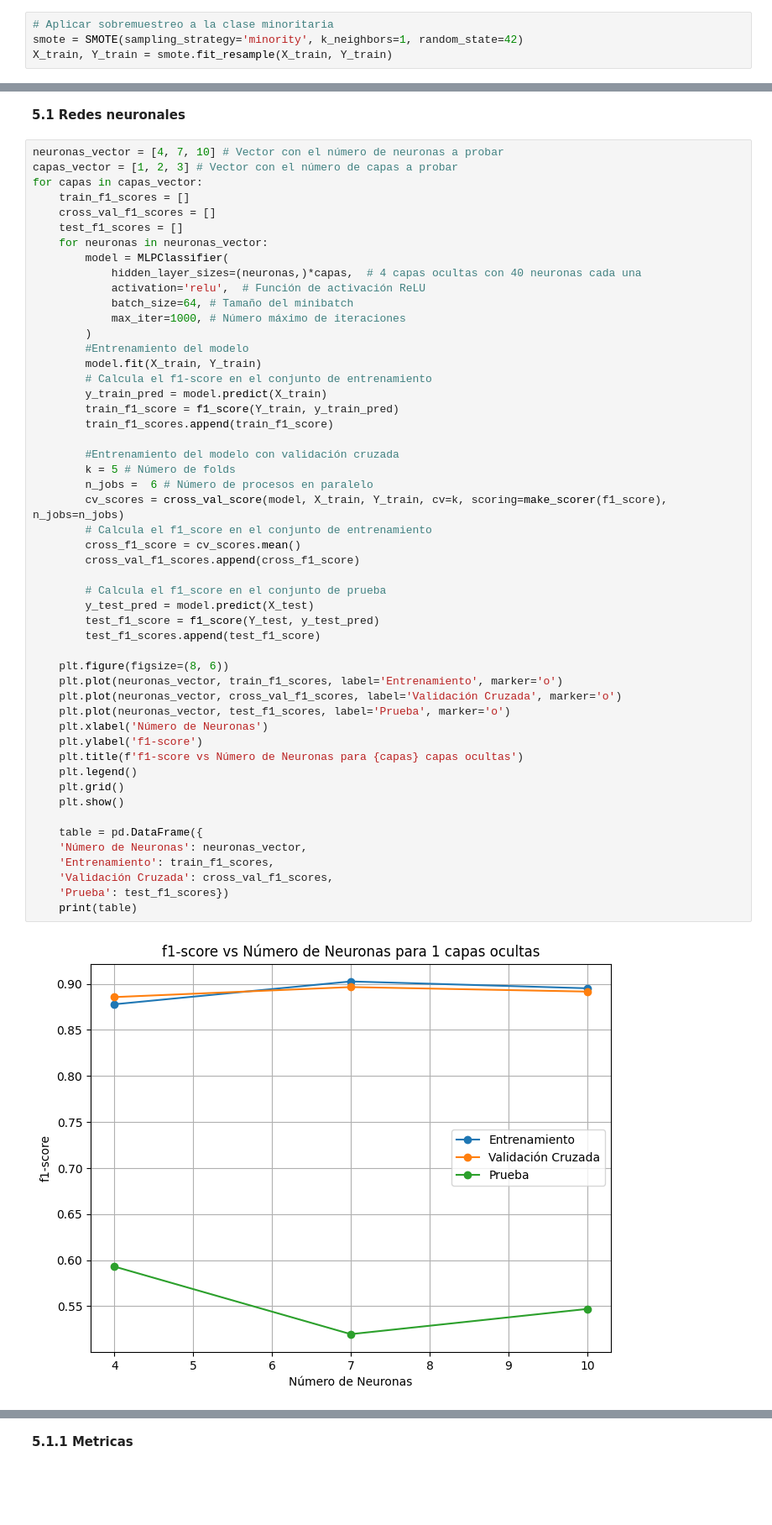
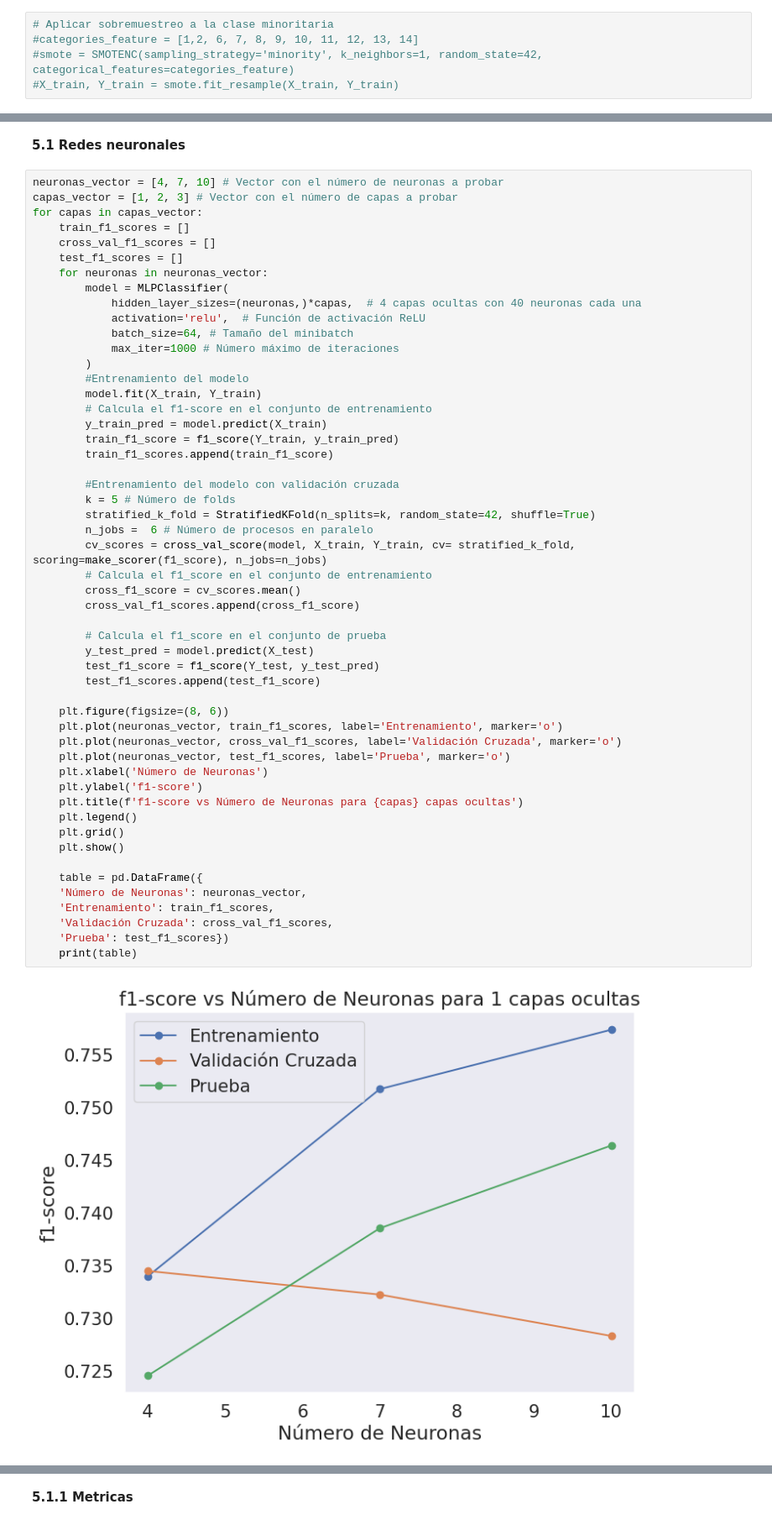
Before and after one commit to camilo-avendano1/MLDiabetes, a Jupyter notebook: Experimentos.ipynb, the cells around one changed output, grey strips where cells are left out. Shown at 84% size. Cells and saved outputs as stored; diff of their text form; blank space fills up the shorter version.

```diff
--- a/Experimentos.ipynb
+++ b/Experimentos.ipynb
@@ -147,8 +147,9 @@ X_train, X_test, Y_train, Y_test = train_test_split(X, Y, test_size=0.3, random_
 Como en nuestra variable objetivo existe un claro desbalance, usaremos la tecnica de sobre-muestreo para solucionarlo
 # %%
 # Aplicar sobremuestreo a la clase minoritaria
-smote = SMOTE(sampling_strategy='minority', k_neighbors=1, random_state=42)
-X_train, Y_train = smote.fit_resample(X_train, Y_train)
+#categories_feature = [1,2, 6, 7, 8, 9, 10, 11, 12, 13, 14]
+#smote = SMOTENC(sampling_strategy='minority', k_neighbors=1, random_state=42, categorical_features=categories_feature)
+#X_train, Y_train = smote.fit_resample(X_train, Y_train)
 # %%
 #verificamos nuevamente el balance de clases
 df_resampled = pd.concat([X_train, Y_train], axis=1)
@@ -186,7 +187,7 @@ for capas in capas_vector:
             hidden_layer_sizes=(neuronas,)*capas,  # 4 capas ocultas con 40 neuronas cada una
             activation='relu',  # Función de activación ReLU
             batch_size=64, # Tamaño del minibatch
-            max_iter=1000, # Número máximo de iteraciones
+            max_iter=1000 # Número máximo de iteraciones
         )
         #Entrenamiento del modelo
         model.fit(X_train, Y_train)
@@ -197,34 +198,35 @@ for capas in capas_vector:
 
         #Entrenamiento del modelo con validación cruzada
         k = 5 # Número de folds
+        stratified_k_fold = StratifiedKFold(n_splits=k, random_state=42, shuffle=True)
         n_jobs =  6 # Número de procesos en paralelo
-        cv_scores = cross_val_score(model, X_train, Y_train, cv=k, scoring=make_scorer(f1_score), n_jobs=n_jobs)
+        cv_scores = cross_val_score(model, X_train, Y_train, cv= stratified_k_fold, scoring=make_scorer(f1_score), n_jobs=n_jobs)
         # Calcula el f1_score en el conjunto de entrenamiento
         cross_f1_score = cv_scores.mean()
         cross_val_f1_scores.append(cross_f1_score)
 
         # Calcula el f1_score en el conjunto de prueba
         y_test_pred = model.predict(X_test)
         test_f1_score = f1_score(Y_test, y_test_pred)
         test_f1_scores.append(test_f1_score)
 
     plt.figure(figsize=(8, 6))
     plt.plot(neuronas_vector, train_f1_scores, label='Entrenamiento', marker='o')
     plt.plot(neuronas_vector, cross_val_f1_scores, label='Validación Cruzada', marker='o')
     plt.plot(neuronas_vector, test_f1_scores, label='Prueba', marker='o')
     plt.xlabel('Número de Neuronas')
     plt.ylabel('f1-score')
     plt.title(f'f1-score vs Número de Neuronas para {capas} capas ocultas')
     plt.legend()
     plt.grid()
     plt.show()
 
     table = pd.DataFrame({
     'Número de Neuronas': neuronas_vector,
     'Entrenamiento': train_f1_scores,
     'Validación Cruzada': cross_val_f1_scores,
     'Prueba': test_f1_scores})
     print(table)
 # %% [output]
-[figure, old version]
+[figure, new version]
    Número de Neuronas  Entrenamiento  Validación Cruzada    Prueba
```
Also changed, not shown: parts of 14 cells of this notebook.
